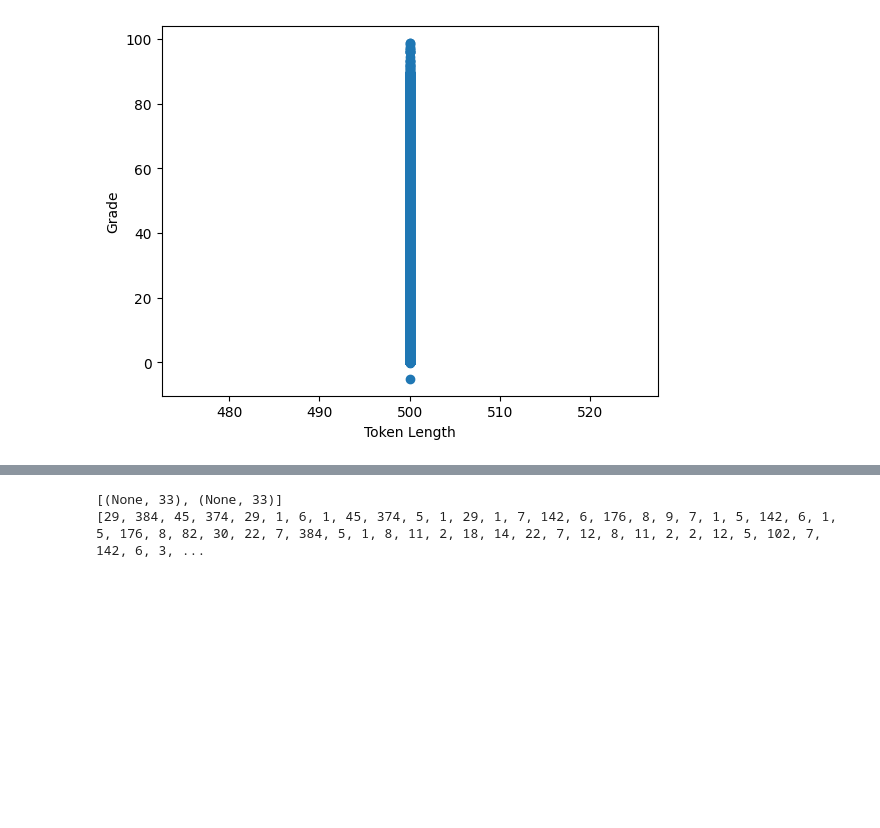
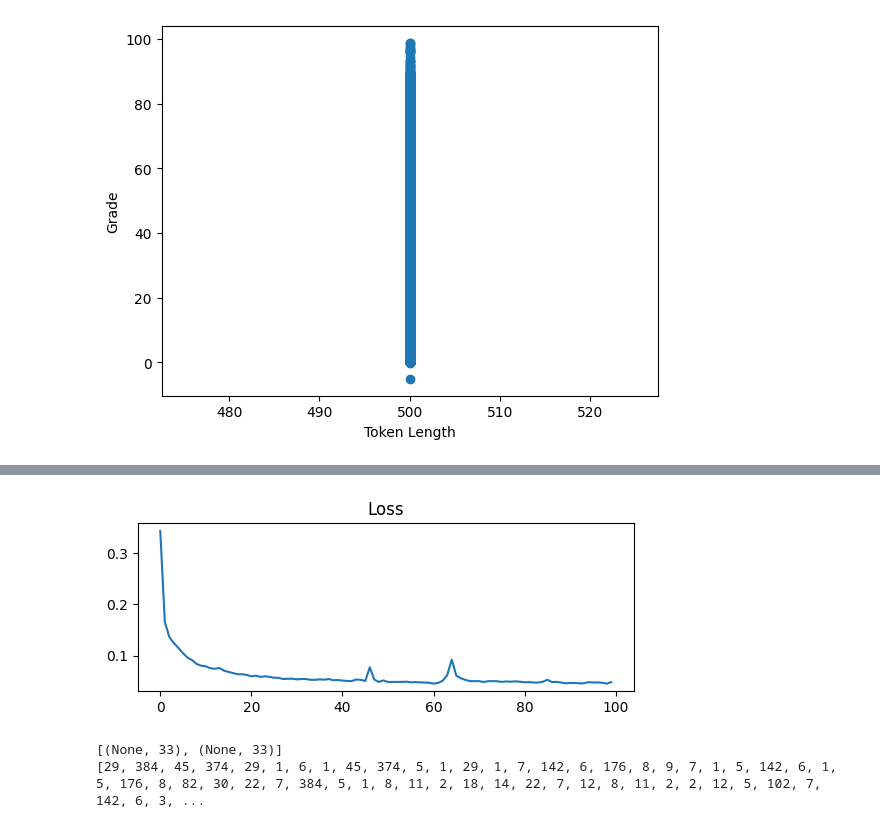
Before and after one commit to alihaider1264/SCA-ML-grade, a Jupyter notebook: Model-Generation/Model Creation 1.ipynb, the cells around one changed output, grey strips where cells are left out. Saved outputs shown, nothing was run; the diff lists cells and outputs as text; code cells hidden in the pictures; blank space fills up the shorter version.

```diff
--- a/Model-Generation/Model Creation 1.ipynb
+++ b/Model-Generation/Model Creation 1.ipynb
@@ -12,7 +12,7 @@ individualInput = False
 combinedInputPath = "/mnt/SPDrive/SPGenerations/"
 pathToTokenizedData = "C:\\Users\\mcall\\OneDrive\\Desktop\\DummyOutput\\Tokenizer\\"
 pathToGradeData = "C:\\Users\\mcall\\OneDrive\\Desktop\\DummyOutput\\Grader\\"
-GradesTokensName = ""
+GradesTokensName = "1699020236"
 
 
 if not individualInput:
@@ -94,10 +94,10 @@ with open(pathToGradeData + "/grades.pkl", "rb") as f:
     gradeData = pickle.load(f)
 
 #load the group data
-with open(pathToTokenizedData + "/tokenGroupDataframe.pkl", "rb") as f:
-    tokenizedGroupData = pickle.load(f)
+#with open(pathToTokenizedData + "/tokenGroupDataframe.pkl", "rb") as f:
+#    tokenizedGroupData = pickle.load(f)
 
 combinedDF = pd.merge(tokenizedData, gradeData, on = "Path")
-combinedDF = pd.merge(combinedDF, tokenizedGroupData, on = "Path")
+#combinedDF = pd.merge(combinedDF, tokenizedGroupData, on = "Path")
 print (combinedDF)
 # %% [output]
@@ -161,16 +161,16 @@ maxLen = 500
 minLen = 100
 #get rid of the ones that are too long
 combinedDF = combinedDF[combinedDF["tokenCode"].apply(lambda x: len(x)) <= maxLen]
-combinedDF = combinedDF[combinedDF["tokenGroupCode"].apply(lambda x: len(x)) <= maxLen]
+#combinedDF = combinedDF[combinedDF["tokenGroupCode"].apply(lambda x: len(x)) <= maxLen]
 
 
 #get rid of the ones that are too short
 combinedDF = combinedDF[combinedDF["tokenCode"].apply(lambda x: len(x)) > minLen]
-combinedDF = combinedDF[combinedDF["tokenGroupCode"].apply(lambda x: len(x)) > minLen]
+#combinedDF = combinedDF[combinedDF["tokenGroupCode"].apply(lambda x: len(x)) > minLen]
 
 #Pad the sequences
 combinedDF["tokenCode"] = pad_sequences(combinedDF["tokenCode"], maxlen = maxLen, padding = "post", truncating = "post").tolist()
-combinedDF["tokenGroupCode"] = pad_sequences(combinedDF["tokenGroupCode"], maxlen = maxLen, padding = "post", truncating = "post").tolist()
+#combinedDF["tokenGroupCode"] = pad_sequences(combinedDF["tokenGroupCode"], maxlen = maxLen, padding = "post", truncating = "post").tolist()
 
 print (combinedDF)
 
@@ -215,51 +215,44 @@ gpu_detected = tf.test.is_gpu_available()
 #if (not gpu_detected):
 #    print("GPU not detected, using CPU")
 
+
 #Create the model
 #Input
 inputTokens = layers.Input(shape=(maxLen,), dtype='int32')
-inputGroupTokens = layers.Input(shape=(maxLen,), dtype='int32')
+
+#Embedding
+embedding = layers.Embedding(tokenizer.num_words, 1024, input_length=maxLen)(inputTokens)
+
+#Convolutional
+convolutional = layers.Conv1D(2048, 3, activation='relu')(embedding)
+convolutional = layers.GlobalMaxPooling1D()(convolutional)
+convolutional = layers.Reshape((1, 2048))(convolutional)
+
+#LSTM
+lstm = layers.Bidirectional(LSTM(1024, return_sequences=True))(convolutional)
+lstm = Dropout(0.38479930887149405)(lstm)
+lstm = layers.Bidirectional(LSTM(512))(lstm)
+
+#Dense
+dense = layers.Flatten()(lstm)
+dense = layers.Dense(2048, activation='relu')(dense)
+dense = layers.Dense(1024, activation='relu')(dense)
+dense = layers.Dense(512, activation='relu')(dense)
+dense = layers.Dense(256, activation='relu')(dense)
+dense = layers.Dense(128, activation='relu')(dense)
+dense = layers.Dense(64, activation='relu')(dense)
+dense = layers.Dense(32, activation='relu')(dense)
+dense = layers.Dense(16, activation='relu')(dense)
+dense = layers.Dense(8, activation='relu')(dense)
+dense = layers.Dense(4, activation='relu')(dense)
+dense = layers.Dense(2, activation='relu')(dense)
+dense = layers.Dense(1, activation='relu')(dense)
+
+#Output
+output = dense
 
 
-# Embedding for individual tokens
-embeddingTokens = Embedding(tokenizer.num_words, 1024, input_length=maxLen)(inputTokens)
-flattened_tokens = Flatten()(embeddingTokens)
-
-# Embedding for group identifiers
-embeddingGroupTokens = Embedding(15, 64, input_length=maxLen)(inputGroupTokens)
-flattened_group_tokens = Flatten()(embeddingGroupTokens)
-
-# Concatenate the flattened tokens and flattened group identifiers
-concatenated = Concatenate()([flattened_tokens, flattened_group_tokens])
-
-reshaped_data = layers.Reshape((maxLen, -1))(concatenated)
-
-#LSTM
-lstm = layers.Bidirectional(LSTM(2048, return_sequences=True))(reshaped_data)
-
-#Dropout
-dropout = layers.Dropout(0.5)(lstm)
-
-
-#LSTM
-lstm3 = layers.Bidirectional(LSTM(1024))(dropout)
-
-#Dropout
-dropout3 = layers.Dropout(0.5)(lstm3)
-
-#LSTM
-
-
-#Flatten
-flatten = layers.Flatten()(dropout3)
-
-#Dense
-dense = Dense(2048, activation='relu')(flatten)
-
-#Output
-output = Dense(1, activation='linear')(dense)
-
-model = Model(inputs=[inputTokens, inputGroupTokens], outputs=output)
+model = Model(inputs=inputTokens, outputs=output)
 
 
 
@@ -273,10 +266,10 @@ model.compile(loss='mean_squared_logarithmic_error', optimizer='Adam', metrics=[
 
 # convert inputs to numpy arrays
 token_code = np.array(combinedDF["tokenCode"].tolist())
-token_group_code = np.array(combinedDF["tokenGroupCode"].tolist())
 file_grade = np.array(combinedDF["fileGrade"].tolist())
 
-hist = model.fit([token_code, token_group_code], file_grade, epochs=120, batch_size=32, verbose=1)
+
+hist = model.fit(token_code, file_grade, epochs=100, batch_size=32, verbose=1)
 
 
 #Save the model in timestamp folder and with tokenizer
@@ -325,3 +352,4 @@ plt.show()
+[figure, added]
 # %%
 #Save the model in timestamp folder and with tokenizer
 timestamp = str(pd.Timestamp.now()).replace(" ", "_").replace(":", "-").replace(".", "-")
```
Also changed, not shown: parts of 3 cells of this notebook, 1 other file.
